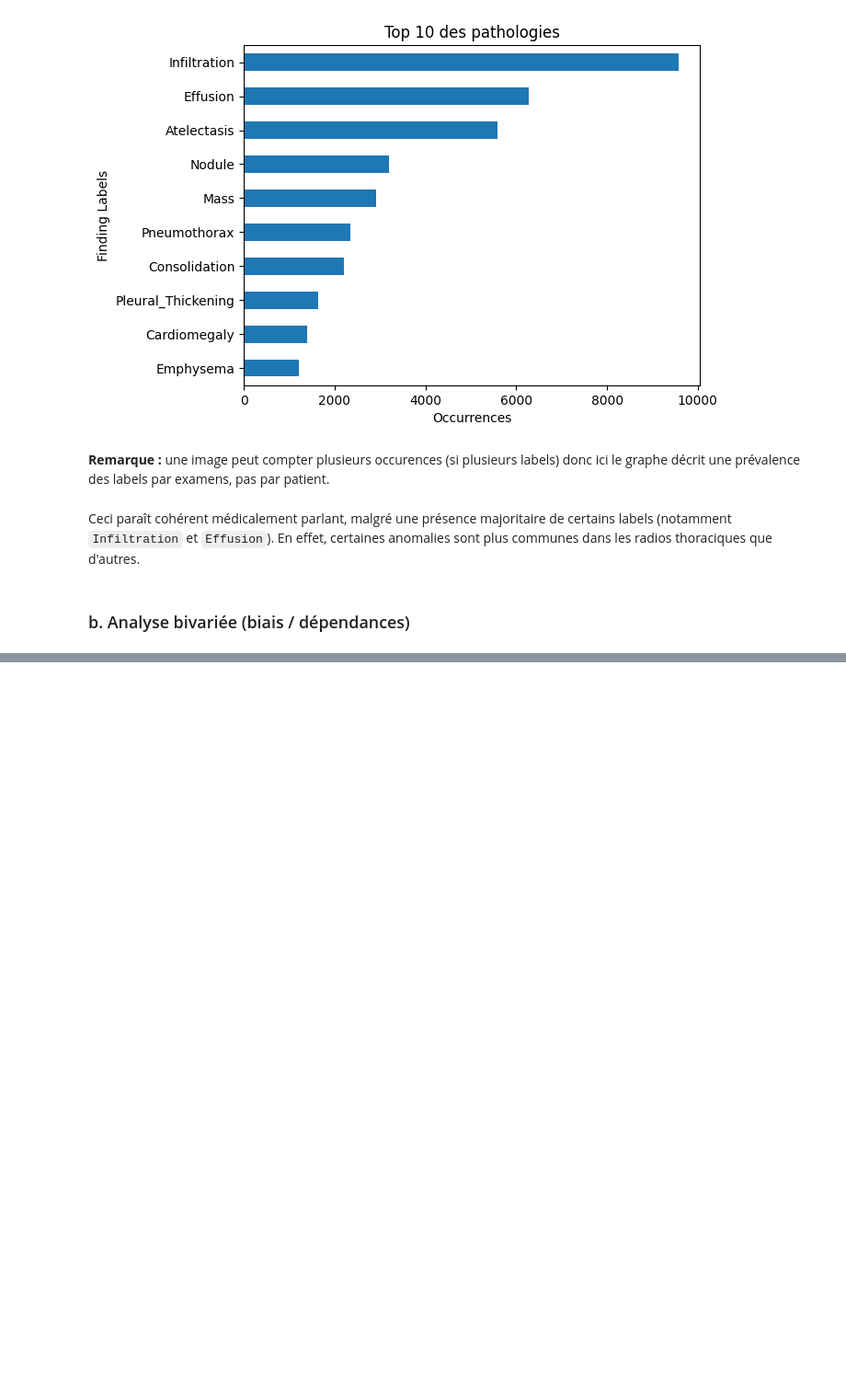
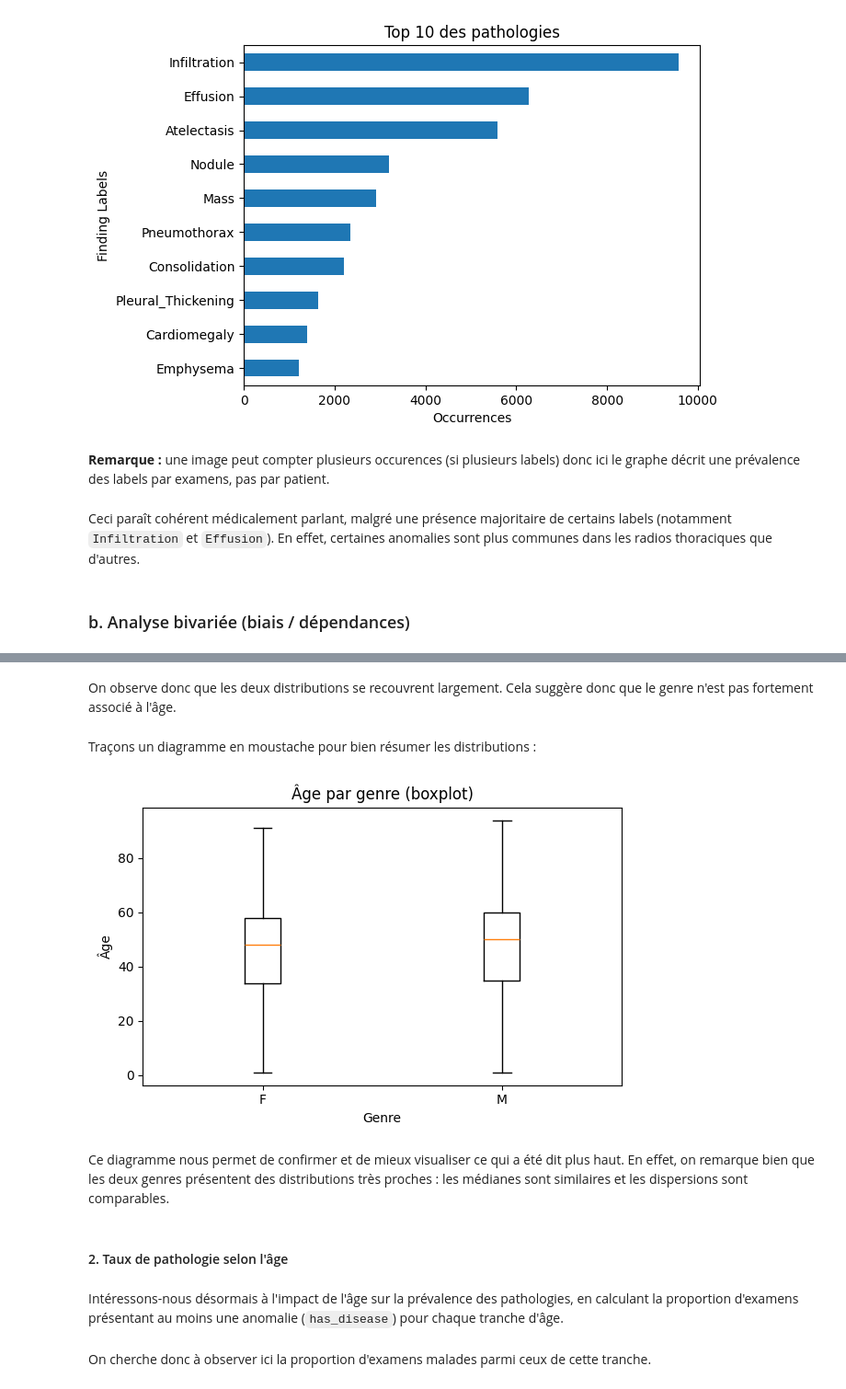
Before and after one commit to EagleForce14/Fairness, a Jupyter notebook: Mi-Projet/Mi-Projet-BRION.ipynb, the cells around one changed output, grey strips where cells are left out. Shown at 92% size. Saved outputs shown, nothing was run; the diff lists cells and outputs as text; code cells hidden in the pictures; blank space fills up the shorter version.

```diff
--- a/Mi-Projet/Mi-Projet-BRION.ipynb
+++ b/Mi-Projet/Mi-Projet-BRION.ipynb
@@ -346,0 +387,24 @@ Ceci paraît cohérent médicalement parlant, malgré une présence majoritaire
+# %% [markdown]
+On observe donc que les deux distributions se recouvrent largement. Cela suggère donc que le genre n'est pas fortement associé à l'âge.
+# %% [markdown]
+Traçons un diagramme en moustache pour bien résumer les distributions :
+# %%
+plt.figure(figsize=(6,4))
+data = [df.loc[df["Patient Gender"]=="F", "Patient Age"],
+        df.loc[df["Patient Gender"]=="M", "Patient Age"]]
+plt.boxplot(data, labels=["F","M"], showfliers=False)
+plt.title("Âge par genre (boxplot)")
+plt.xlabel("Genre")
+plt.ylabel("Âge")
+plt.tight_layout()
+plt.show()
+# %% [output]
+[figure, added]
+# %% [markdown]
+Ce diagramme nous permet de confirmer et de mieux visualiser ce qui a été dit plus haut. En effet, on remarque bien que les deux genres présentent des distributions très proches : les médianes sont similaires et les dispersions sont comparables.
+# %% [markdown]
+#### 2. Taux de pathologie selon l'âge
+# %% [markdown]
+Intéressons-nous désormais à l'impact de l'âge sur la prévalence des pathologies, en calculant la proportion d'examens présentant au moins une anomalie (`has_disease`) pour chaque tranche d'âge.
+# %% [markdown]
+On cherche donc à observer ici la proportion d'examens malades parmi ceux de cette tranche.
```
Also changed, not shown: parts of 26 cells of this notebook.
